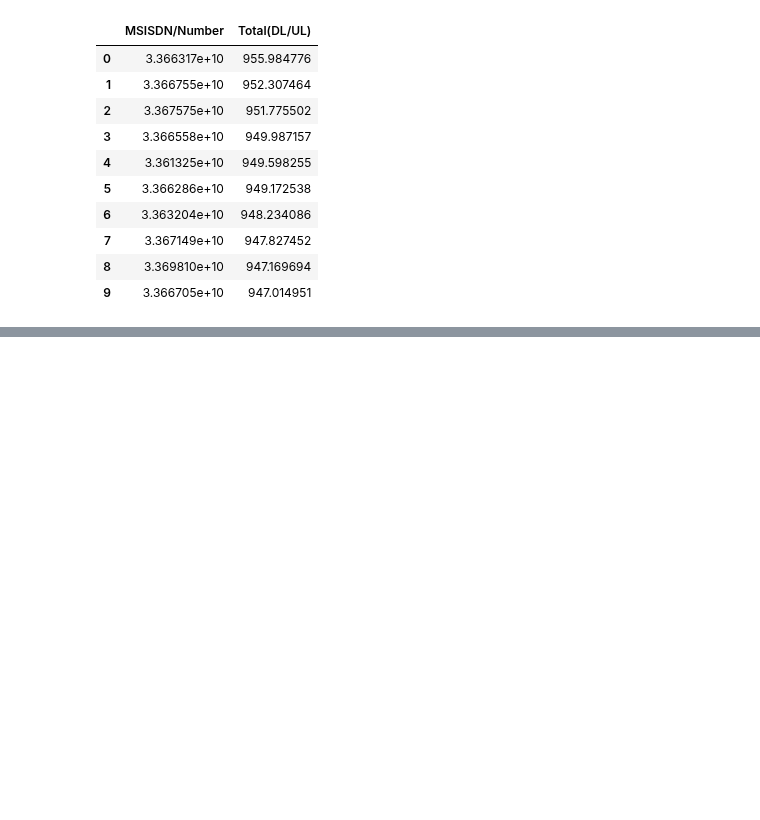
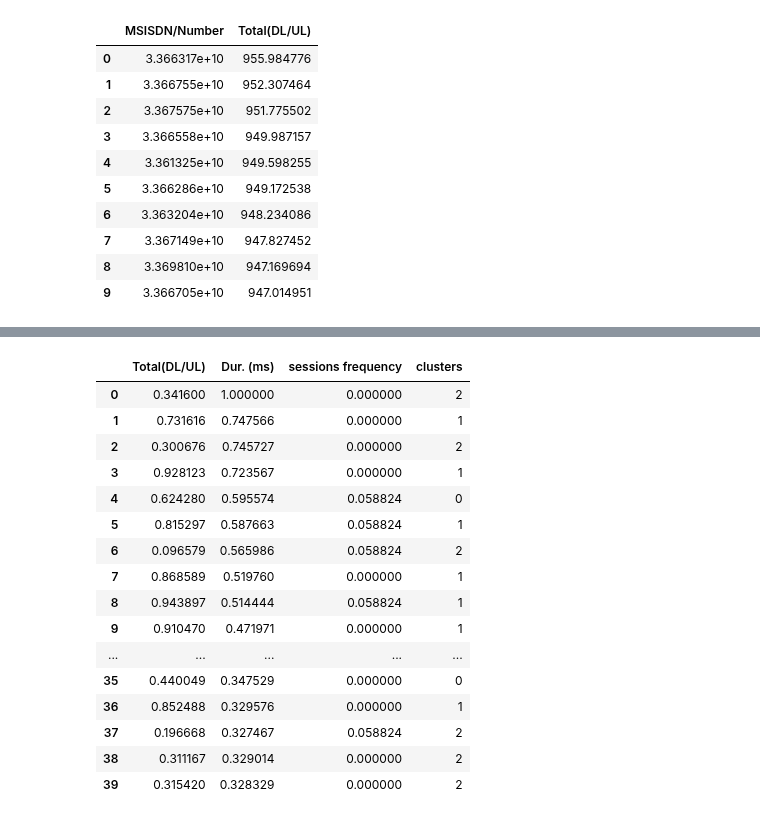
Before and after one commit to nahomHmichael/Telecom-User-Analytics, a Jupyter notebook: notebooks/user_engagement_analysis.ipynb, the cells around one changed output, grey strips where cells are left out. Saved outputs shown, nothing was run; the diff lists cells and outputs as text; code cells hidden in the pictures; blank space fills up the shorter version.

```diff
--- a/notebooks/user_engagement_analysis.ipynb
+++ b/notebooks/user_engagement_analysis.ipynb
@@ -147,0 +274,23 @@ new_df['sessions frequency'] = scaled_values
+# %%
+df_kclusture = pd.DataFrame(normal_df)
+df_kclusture['clusters'] = label
+# %%
+df_kclusture.head(40)
+# %% [output]
+|  | Total(DL/UL) | Dur. (ms) | sessions frequency | clusters |
+| 0 | 0.341600 | 1.000000 | 0.000000 | 2 |
+| 1 | 0.731616 | 0.747566 | 0.000000 | 1 |
+| 2 | 0.300676 | 0.745727 | 0.000000 | 2 |
+| 3 | 0.928123 | 0.723567 | 0.000000 | 1 |
+| 4 | 0.624280 | 0.595574 | 0.058824 | 0 |
+| 5 | 0.815297 | 0.587663 | 0.058824 | 1 |
+| 6 | 0.096579 | 0.565986 | 0.058824 | 2 |
+| 7 | 0.868589 | 0.519760 | 0.000000 | 1 |
+| 8 | 0.943897 | 0.514444 | 0.058824 | 1 |
+| 9 | 0.910470 | 0.471971 | 0.000000 | 1 |
+| ... | ... | ... | ... | ... |
+| 35 | 0.440049 | 0.347529 | 0.000000 | 0 |
+| 36 | 0.852488 | 0.329576 | 0.000000 | 1 |
+| 37 | 0.196668 | 0.327467 | 0.058824 | 2 |
+| 38 | 0.311167 | 0.329014 | 0.000000 | 2 |
+| 39 | 0.315420 | 0.328329 | 0.000000 | 2 |
```
Also changed, not shown: parts of 47 cells of this notebook.
